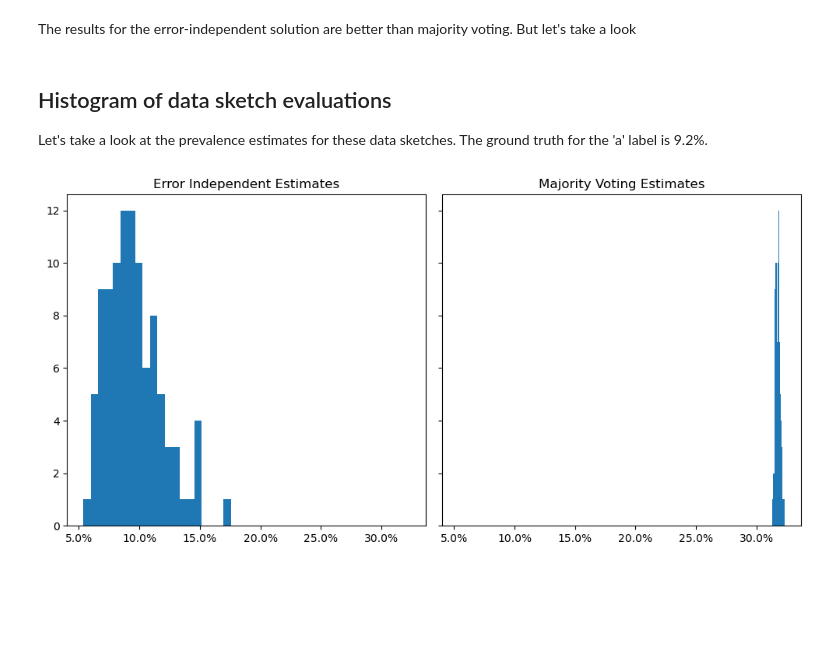
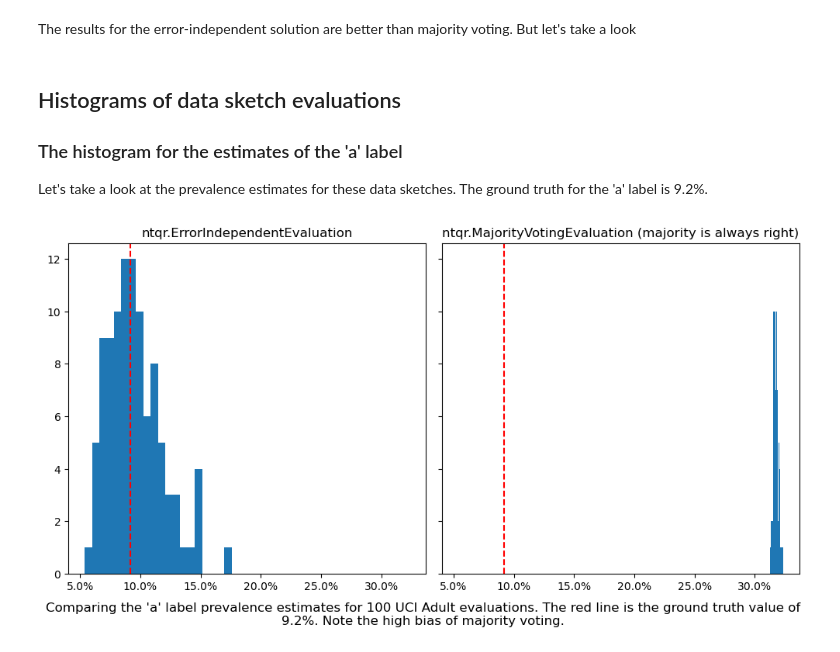
Before and after one commit to andrescorrada/IntroductionToAlgebraicEvaluation, a Jupyter notebook: python/docs/source/notebooks/Tutorial.ipynb, the cells around one changed output. Drawn from its saved outputs; the diff is of its cells as text; code cells hidden in the pictures; blank space fills up the shorter version.

```diff
--- a/python/docs/source/notebooks/Tutorial.ipynb
+++ b/python/docs/source/notebooks/Tutorial.ipynb
@@ -154,7 +148,9 @@ compare_evaluations([
 # %% [markdown]
 The results for the error-independent solution are better than majority voting. But let's take a look
 # %% [markdown]
-## Histogram of data sketch evaluations
+## Histograms of data sketch evaluations
+
+### The histogram for the estimates of the 'a' label
 
 Let's take a look at the prevalence estimates for these data sketches. The ground truth for the 'a' label is 9.2%.
 # %%
@@ -170,13 +168,17 @@ prev_mv_estimates = [float(eval.evaluation_exact[0]["prevalence"]["a"]) for eval
 # %%
 %matplotlib inline
 from matplotlib.ticker import PercentFormatter
 fig, axs = plt.subplots(1, 2, sharey=True, sharex=True, tight_layout=True,figsize=(10,5))
 n_bins = 20
 axs[0].hist(prev_ae_estimates, bins=n_bins)
-axs[0].set_title("Error Independent Estimates")
+axs[0].set_title("ntqr.ErrorIndependentEvaluation")
+axs[0].axvline(0.092,color='r',linestyle='--')
 axs[1].xaxis.set_major_formatter(PercentFormatter(xmax=1))
 axs[1].hist(prev_mv_estimates, bins=n_bins)
-axs[1].set_title("Majority Voting Estimates")
+axs[1].set_title("ntqr.MajorityVotingEvaluation (majority is always right)")
+axs[1].axvline(0.092,color='r',linestyle='--')
+txt="""Comparing the 'a' label prevalence estimates for 100 UCI Adult evaluations. The red line is the ground truth value of 9.2%. Note the high bias of majority voting."""
+plt.figtext(0.5,-0.05, txt, wrap=True, horizontalalignment='center', fontsize=12)
 plt.show()
 # %% [output]
-[figure, old version]
+[figure, new version]
```
Also changed, not shown: parts of 11 cells of this notebook.
